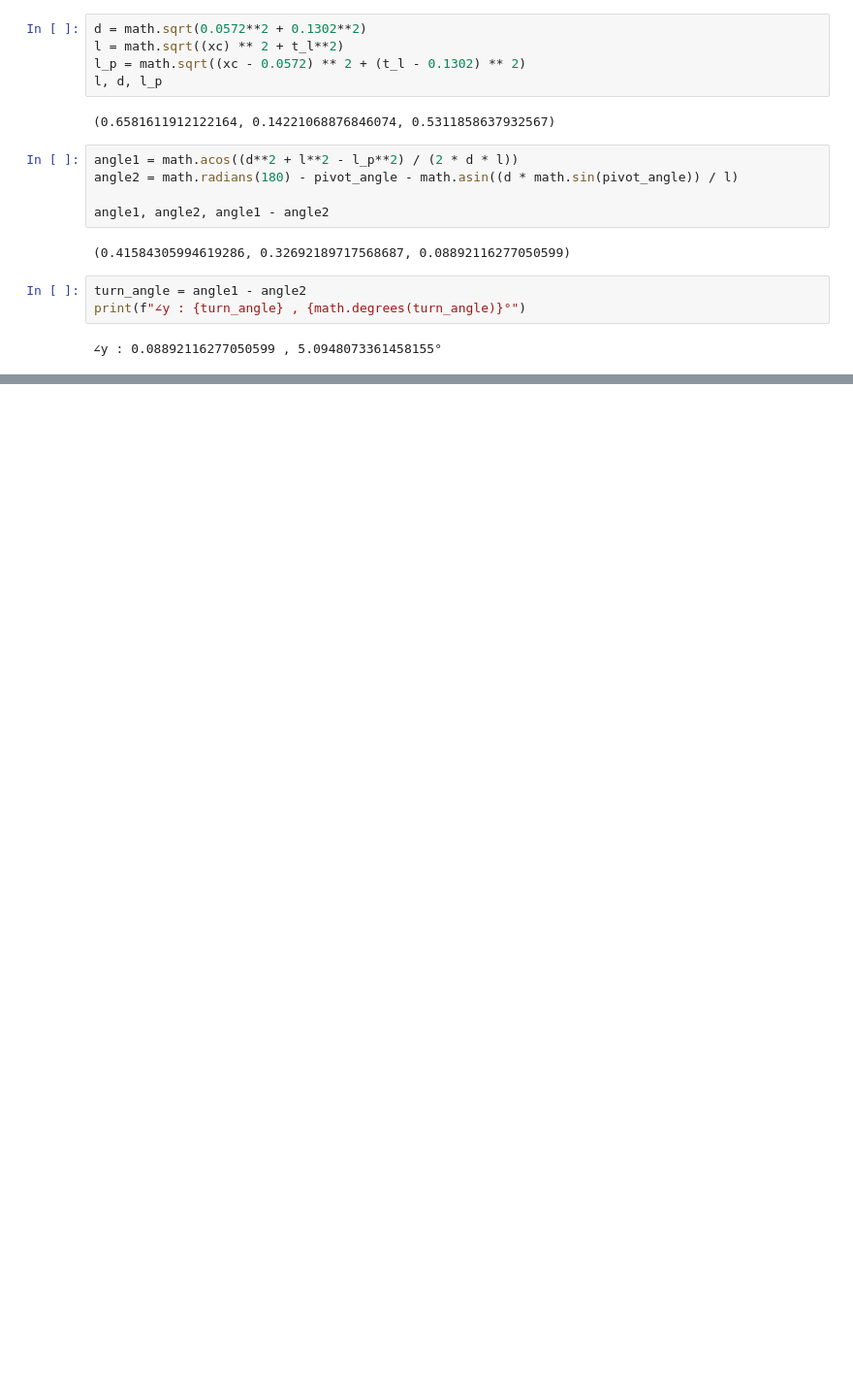
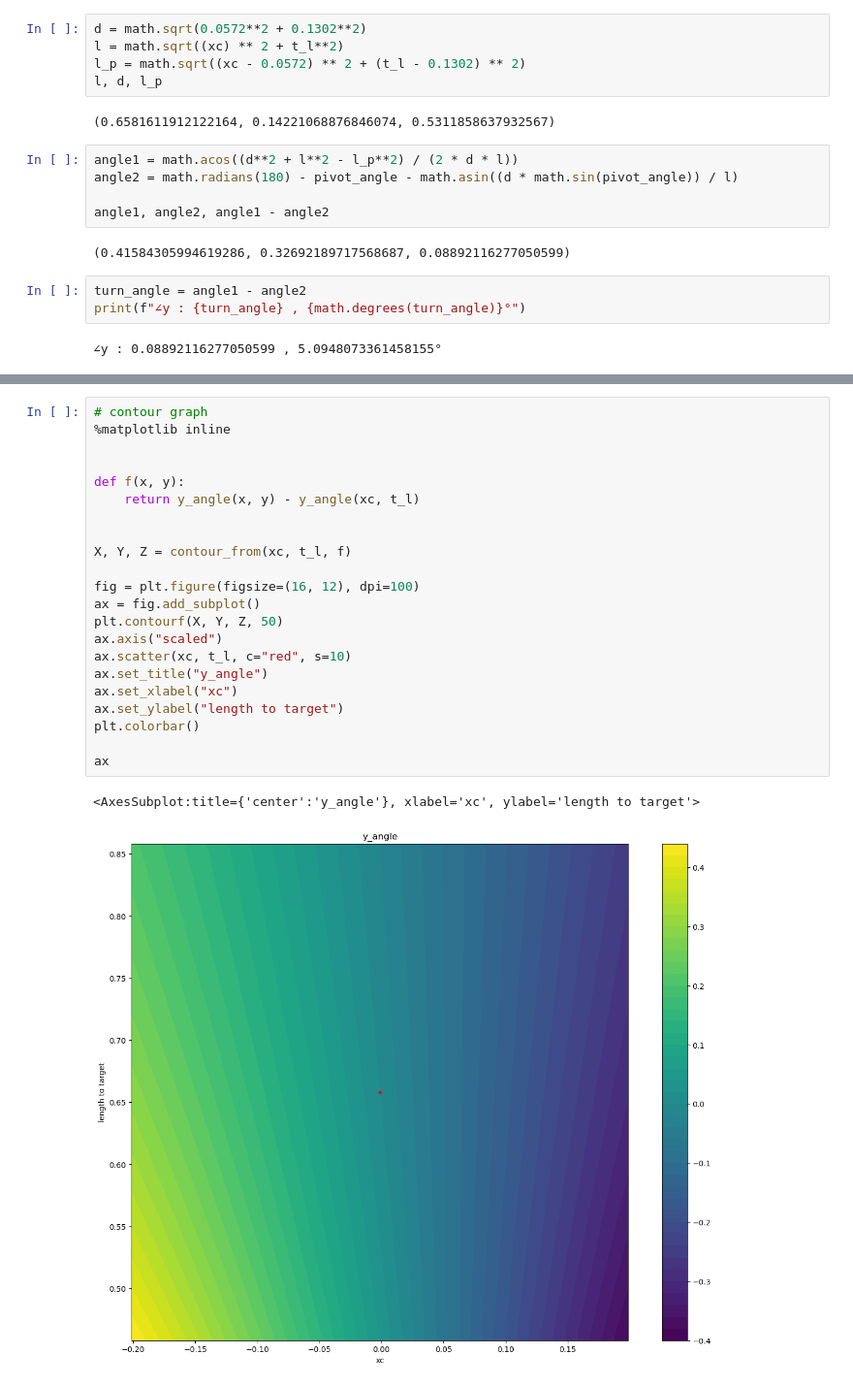
Before and after one commit to PutawanDE/3rd_kibo_lynx, a Jupyter notebook: tools/src/laser_shooting/strat1.ipynb, the cells around one changed output, grey strips where cells are left out. Shown at 97% size. Cells and saved outputs as stored; diff of their text form; blank space fills up the shorter version.

```diff
--- a/tools/src/laser_shooting/strat1.ipynb
+++ b/tools/src/laser_shooting/strat1.ipynb
@@ -208,0 +323,25 @@ print(f"∠y : {turn_angle} , {math.degrees(turn_angle)}°")
+# %%
+# contour graph
+%matplotlib inline
+
+
+def f(x, y):
+    return y_angle(x, y) - y_angle(xc, t_l)
+
+
+X, Y, Z = contour_from(xc, t_l, f)
+
+fig = plt.figure(figsize=(16, 12), dpi=100)
+ax = fig.add_subplot()
+plt.contourf(X, Y, Z, 50)
+ax.axis("scaled")
+ax.scatter(xc, t_l, c="red", s=10)
+ax.set_title("y_angle")
+ax.set_xlabel("xc")
+ax.set_ylabel("length to target")
+plt.colorbar()
+
+ax
+# %% [output]
+<AxesSubplot:title={'center':'y_angle'}, xlabel='xc', ylabel='length to target'>
+[figure, added]
```
Also changed, not shown: parts of 19 cells of this notebook, 6 other files.
